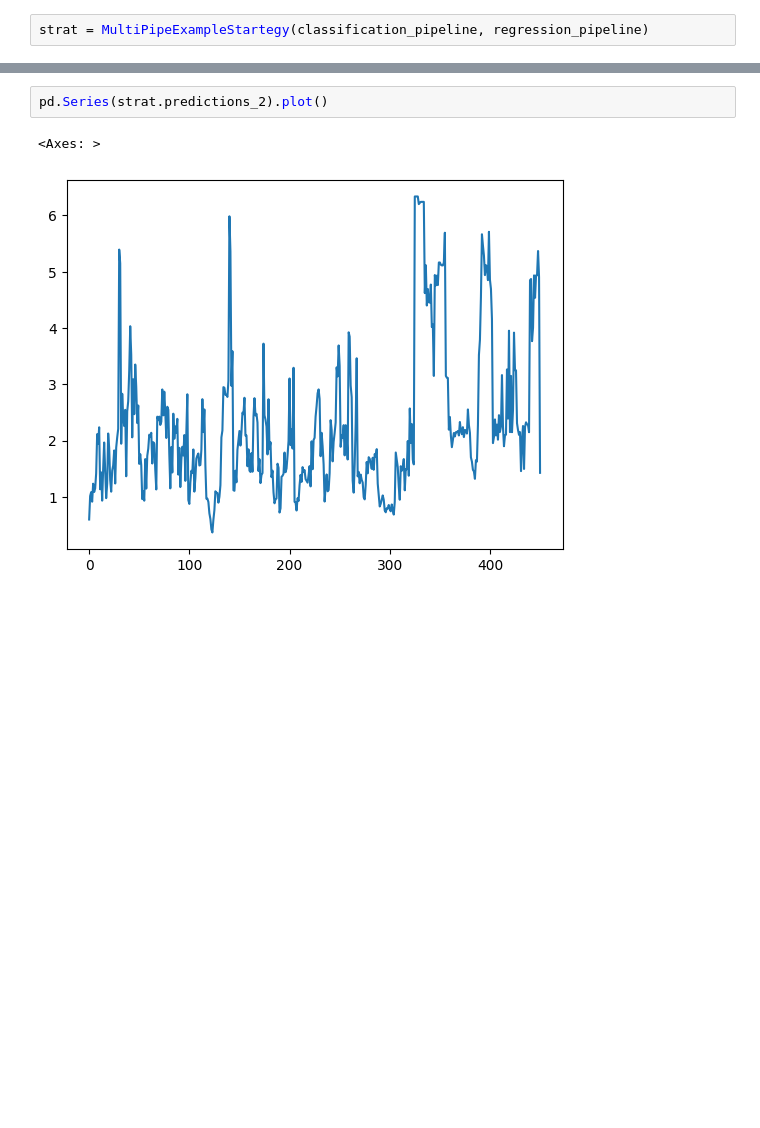
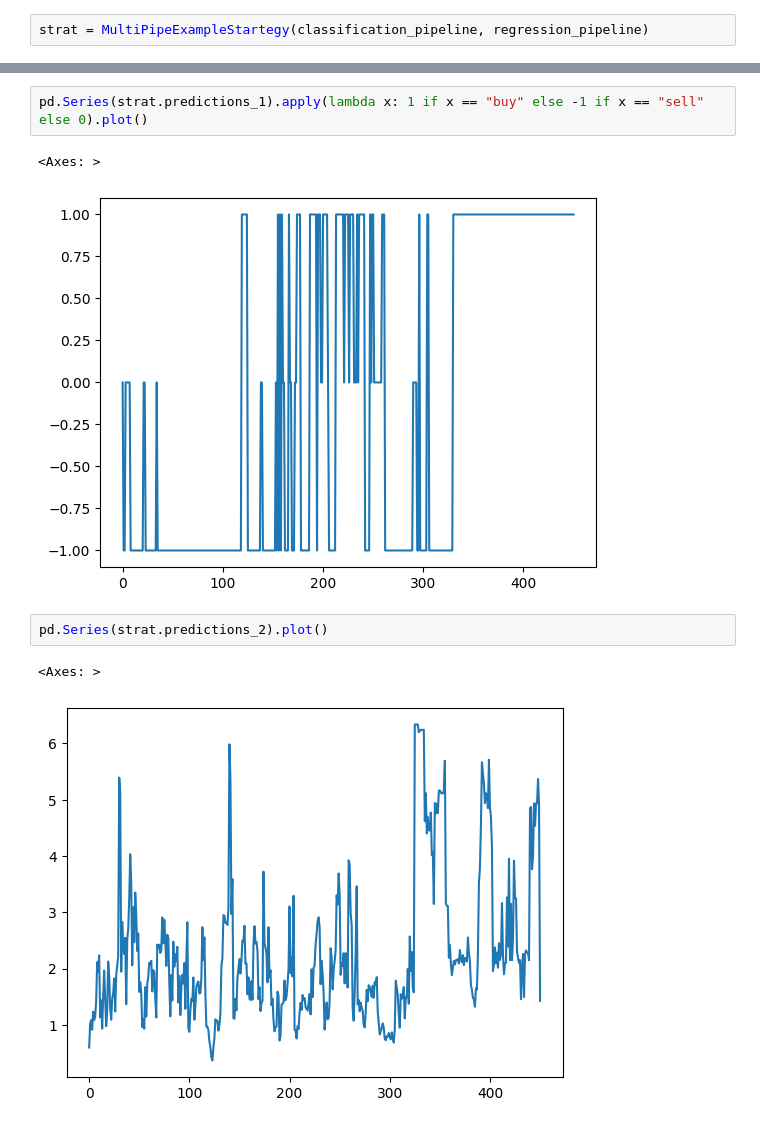
Before and after one commit to AxelGard/cira-examples, a Jupyter notebook: more_pipes.ipynb, the cells around one changed output, grey strips where cells are left out. Cells and saved outputs as stored; diff of their text form; blank space fills up the shorter version.

```diff
--- a/more_pipes.ipynb
+++ b/more_pipes.ipynb
@@ -223,3 +243,8 @@ Name: count, dtype: int64
+# %%
+pd.Series(strat.predictions_1).apply(lambda x: 1 if x == "buy" else -1 if x == "sell" else 0).plot()
+# %% [output]
+<Axes: >
+[figure, added]
 # %%
 pd.Series(strat.predictions_2).plot()
 # %% [output]
```
Also changed, not shown: parts of 4 cells of this notebook.
